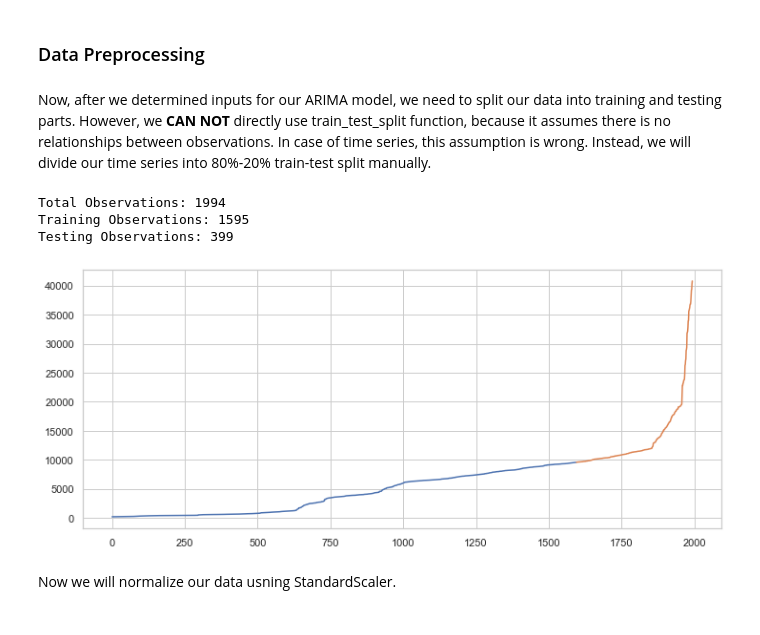
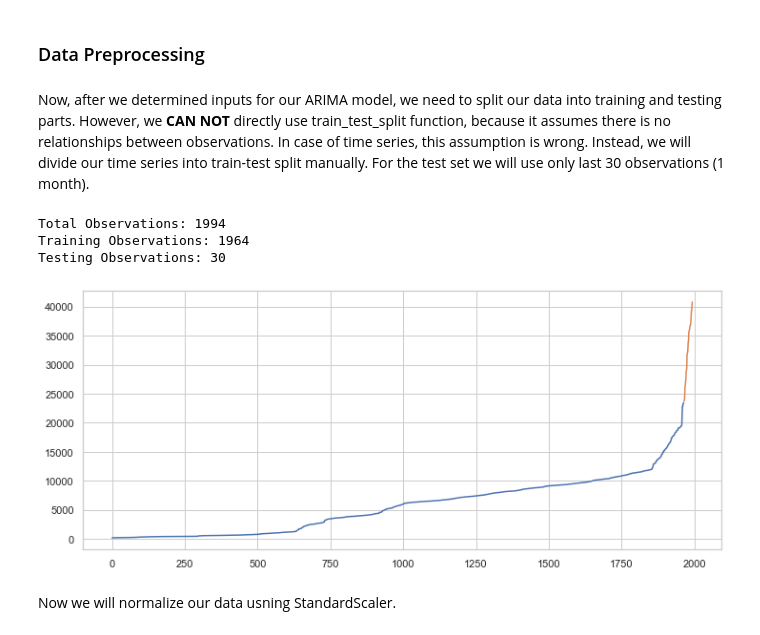
Before and after one commit to igorverevkin1992/Predicting-Bitcoin-Price, a Jupyter notebook: PTDD/PTDD_Working.ipynb, the cells around one changed output. Drawn from its saved outputs; the diff is of its cells as text; code cells hidden in the pictures.

```diff
--- a/PTDD/PTDD_Working.ipynb
+++ b/PTDD/PTDD_Working.ipynb
@@ -125,25 +125,25 @@ We already differenced our time series and saw that using 1 as degree of differe
 # %% [markdown]
 ### Data Preprocessing
 # %% [markdown]
-Now, after we determined inputs for our ARIMA model, we need to split our data into training and testing parts. However, we <b>CAN NOT</b> directly use train_test_split function, because it assumes there is no relationships between observations. In case of time series, this assumption is wrong. Instead, we will divide our time series into 80%-20% train-test split manually.
+Now, after we determined inputs for our ARIMA model, we need to split our data into training and testing parts. However, we <b>CAN NOT</b> directly use train_test_split function, because it assumes there is no relationships between observations. In case of time series, this assumption is wrong. Instead, we will divide our time series into train-test split manually. For the test set we will use only last 30 observations (1 month).
 # %%
 BTC_price = BTC_price.sort_values(ascending=True)
 BTC_val = BTC_price.values
 # %%
 # train-test split
-train_size = int(len(BTC_val) * 0.8)
+train_size = int(len(BTC_val) * 0.985)
 train, test = BTC_val[0:train_size], BTC_val[train_size:len(BTC_val)]
 print(f'Total Observations: {(len(BTC_val))}')
 print(f'Training Observations: {(len(train))}')
 print(f'Testing Observations: {(len(test))}')
 plt.plot(train)
 plt.plot([None for i in train] + [x for x in test])
 plt.show()
 # %% [output]
 Total Observations: 1994
-Training Observations: 1595
-Testing Observations: 399
+Training Observations: 1964
+Testing Observations: 30
-[figure, old version]
+[figure, new version]
 # %% [markdown]
 Now we will normalize our data usning StandardScaler.
 # %%
```
Also changed, not shown: parts of 22 cells of this notebook, 3 other files.
